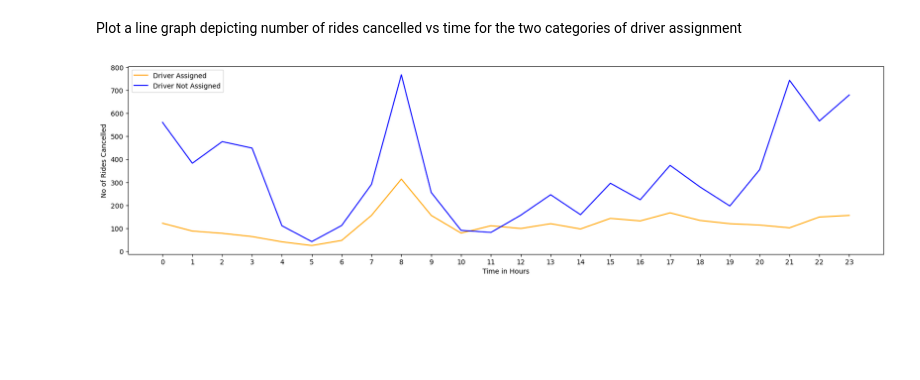
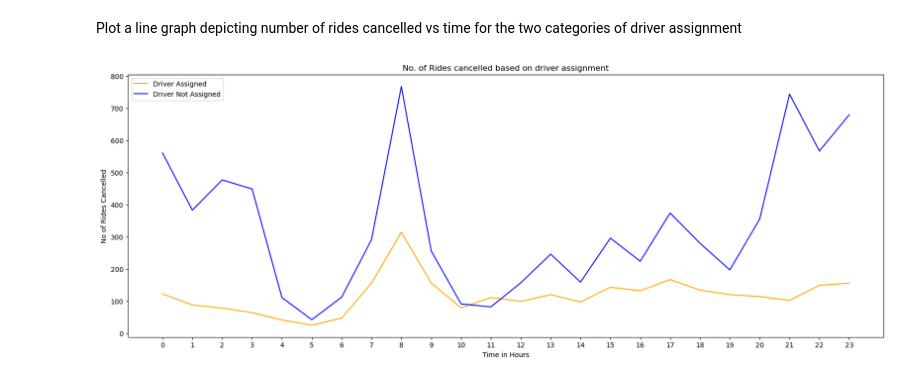
Before and after one commit to pkcommits/Python-Projects, a Jupyter notebook: taxi_analysis/analysis2.ipynb, the cells around one changed output. Saved outputs shown, nothing was run; the diff lists cells and outputs as text; code cells hidden in the pictures; blank space fills up the shorter version.

```diff
--- a/taxi_analysis/analysis2.ipynb
+++ b/taxi_analysis/analysis2.ipynb
@@ -48,13 +71,14 @@ group_time_DNA = cancelled_before_assigned.groupby('hour')['hour'].count().reset
 Plot a line graph depicting number of rides cancelled vs time for the two categories of driver assignment
 # %%
 
-plt.figure(figsize=(20,5))
+plt.figure(figsize=(20,7))
 plt.plot(group_time_DA['hour'], group_time_DA['rides'], color = 'orange', label = 'Driver Assigned')
 plt.plot(group_time_DNA['hour'], group_time_DNA['rides'], color = 'blue', label = 'Driver Not Assigned')
 plt.xticks(group_time_DA['hour'])
+plt.title('No. of Rides cancelled based on driver assignment')
 plt.xlabel('Time in Hours')
 plt.ylabel('No of Rides Cancelled')
 plt.legend()
 plt.show()
 # %% [output]
-[figure, old version]
+[figure, new version]
```
Also changed, not shown: parts of 3 cells of this notebook.
